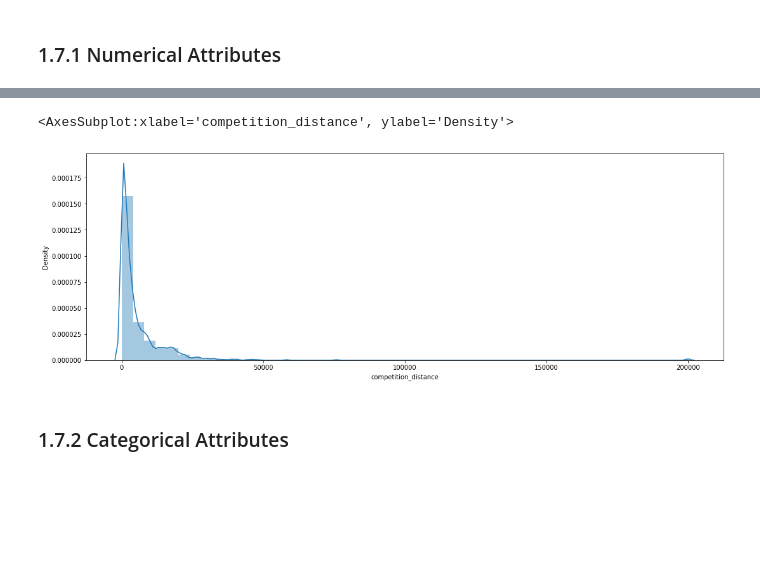
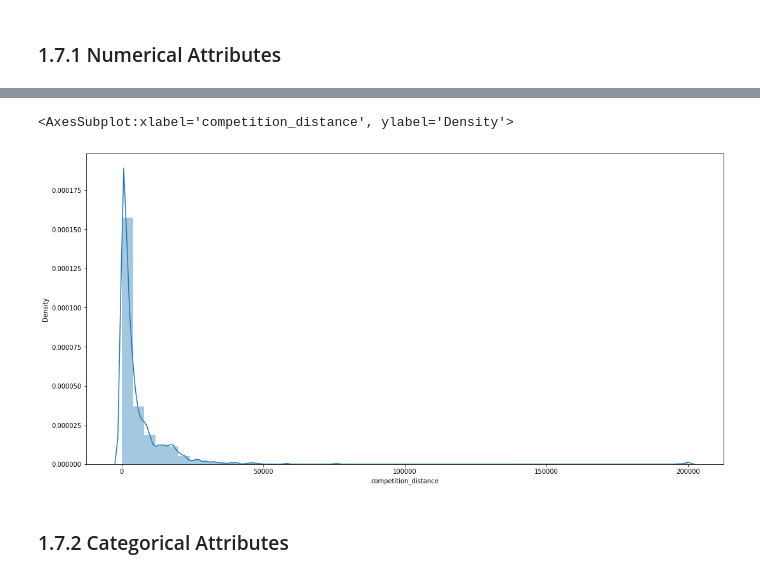
Before and after one commit to felpcm/DS-em-Producao, a Jupyter notebook: v03_store_sales_prediction.ipynb, the cells around one changed output, grey strips where cells are left out. Saved outputs shown, nothing was run; the diff lists cells and outputs as text; code cells hidden in the pictures; blank space fills up the shorter version.

```diff
--- a/v03_store_sales_prediction.ipynb
+++ b/v03_store_sales_prediction.ipynb
@@ -12,6 +12,8 @@ from matplotlib import pyplot as plt
 from IPython.core.display import HTML
 from IPython.display import Image
 from matplotlib import gridspec
+# %%
+plt.rcParams['figure.figsize']=(18,9)
 # %% [markdown]
 ## 0.1 Helper
 # %% [markdown]
@@ -197,11 +199,11 @@ m
 | 12 | promo2_since_year | 2009.0 | 2015.0 | 6.0 | 2012.793297 | 2013.0 | 1.662657 | -0.784436 | -0.210075 |
 | 13 | is_promo | 0.0 | 1.0 | 1.0 | 0.171835 | 0.0 | 0.377237 | 1.739838 | 1.027039 |
 # %%
-plt.figure(figsize=(18, 6))
+#plt.figure(figsize=(18, 6))
 sns.distplot(df1['competition_distance'])
 # %% [output]
 <AxesSubplot:xlabel='competition_distance', ylabel='Density'>
-[figure, old version]
+[figure, new version]
 # %% [markdown]
 ### 1.7.2 Categorical Attributes
 # %%
```
Also changed, not shown: parts of 25 cells of this notebook.
